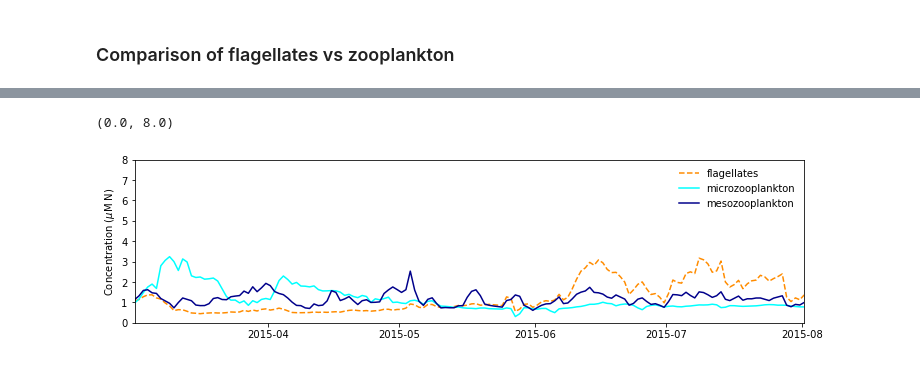
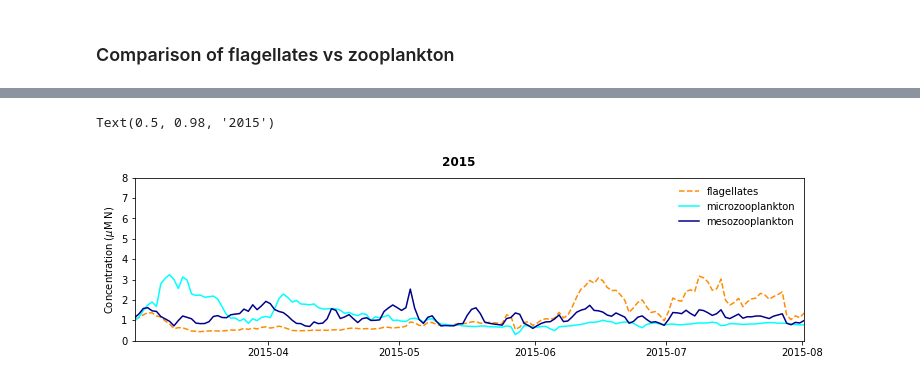
Before and after one commit to SalishSeaCast/analysis-karyn, a Jupyter notebook: notebooks/plotExamples/timeseriesExploratoryPlots.ipynb, the cells around one changed output, grey strips where cells are left out. Cells and saved outputs as stored; diff of their text form; code cells hidden in the pictures.

```diff
--- a/notebooks/plotExamples/timeseriesExploratoryPlots.ipynb
+++ b/notebooks/plotExamples/timeseriesExploratoryPlots.ipynb
@@ -117,4 +118,5 @@ ax.legend(loc=1, frameon=False);
 ax.set_ylabel('Concentration ($\mu$M N)')
 ax.set_xlim(tt[0],tt[-1])
 ax.set_ylim(0,8)
+fig.suptitle('2015', fontweight="bold")
 # %% [output]
@@ -123,4 +125,4 @@ Wall time: 1min 33s
-(0.0, 8.0)
+Text(0.5, 0.98, '2015')
-[figure, old version]
+[figure, new version]
 # %%
 bio.close()
```
Also changed, not shown: parts of 18 cells of this notebook.
